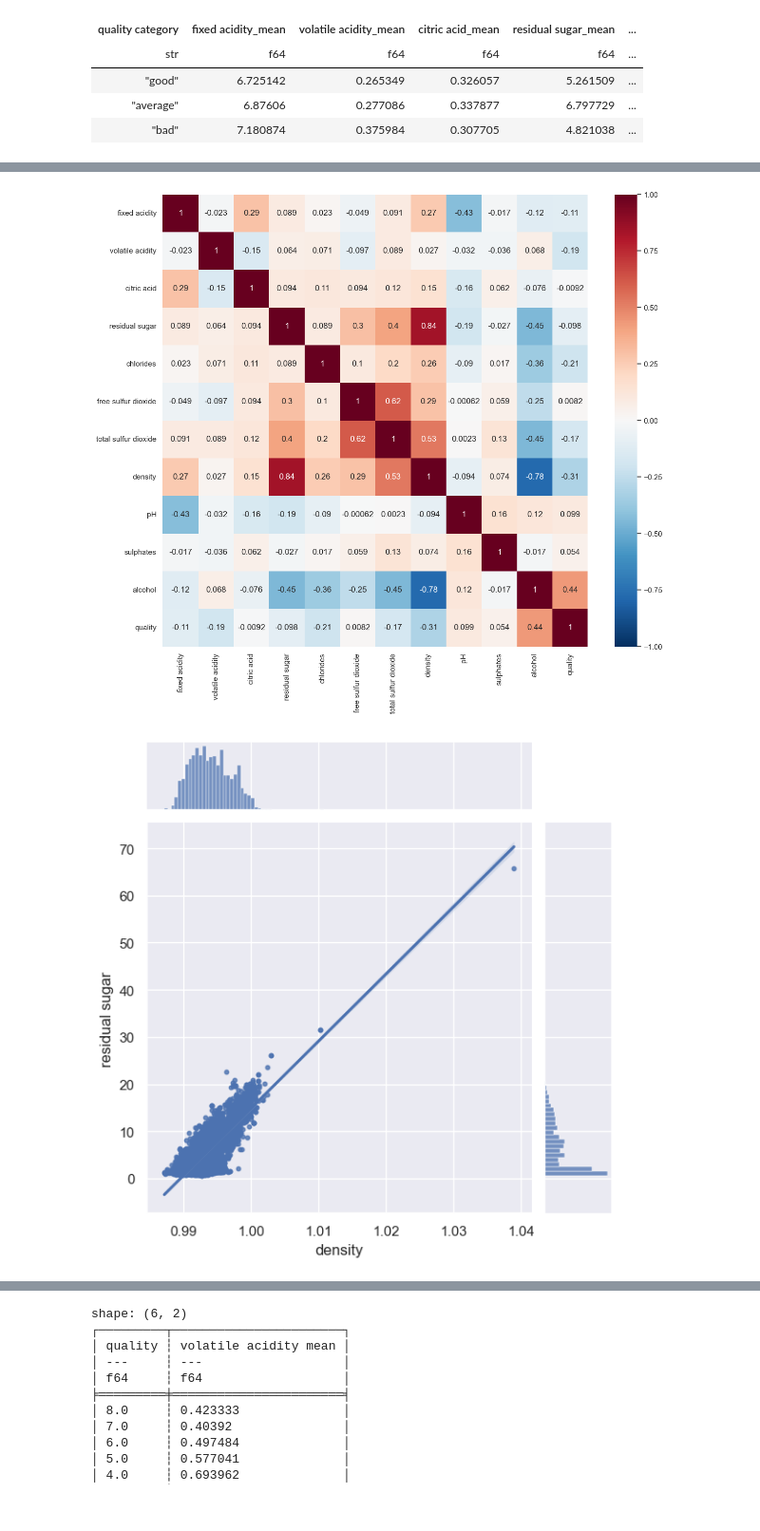
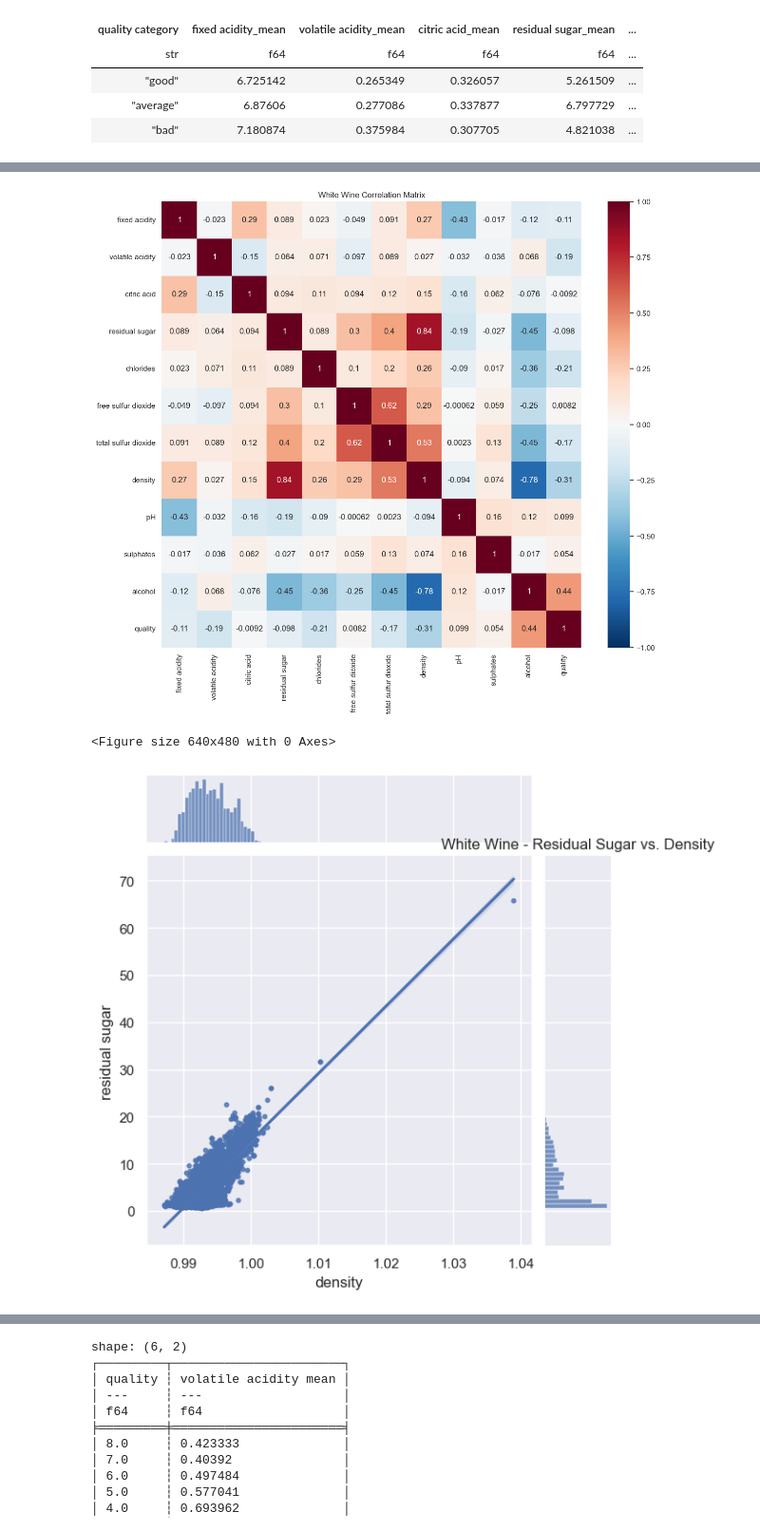
Before and after one commit to kazgar/wine_quality, a Jupyter notebook: src/wine_quality/data_visualization.ipynb, the cells around one changed output, grey strips where cells are left out. Shown at 95% size. Saved outputs shown, nothing was run; the diff lists cells and outputs as text; code cells hidden in the pictures.

```diff
--- a/src/wine_quality/data_visualization.ipynb
+++ b/src/wine_quality/data_visualization.ipynb
@@ -263,8 +265,10 @@ def make_scatter_hist(
         df:pl.DataFrame,
         x:str,
         y:str,
-        filename:Path
+        filename:Path,
+        title:str
 ) -> None:
+    plt.figure()
     gridA = (sns.JointGrid(
         x=x,
         y=y,
@@ -273,5 +277,6 @@ def make_scatter_hist(
     .plot_joint(sns.regplot, scatter_kws={'s':10})
     .plot_marginals(sns.histplot)
     )
+    plt.title(title)
     gridA.savefig(filename)
 # %%
@@ -290,10 +316,19 @@ make_scatter_hist(df=red_wine_df[['fixed acidity', 'density']], x='fixed acidity
 white_wine_corr = white_wine_df.corr()
 plt.figure(figsize=(14, 12))
 heatmap = sns.heatmap(white_wine_corr, annot=True, linewidths=0, vmin=-1, cmap='RdBu_r', xticklabels=white_wine_df.columns, yticklabels=white_wine_df.columns)
+plt.title('White Wine Correlation Matrix')
+plt.savefig(PROJECT_ROOT / 'figures' / 'white' / 'correlation_matrix')
 # %% [output]
-[figure, old version]
+[figure, new version]
 # %%
-make_scatter_hist(df=white_wine_df[['density', 'residual sugar']], x='density', y='residual sugar', filename=PROJECT_ROOT / 'figures' / 'white' / 'density_residualSugar')
+make_scatter_hist(
+    df=white_wine_df[['density', 'residual sugar']],
+    x='density',
+    y='residual sugar',
+    filename=PROJECT_ROOT / 'figures' / 'white' / 'density_residualSugar',
+    title='White Wine - Residual Sugar vs. Density'
+)
 # %% [output]
+<Figure size 640x480 with 0 Axes>
-[figure, old version]
+[figure, new version]
 # %%
```
Also changed, not shown: parts of 15 cells of this notebook.
